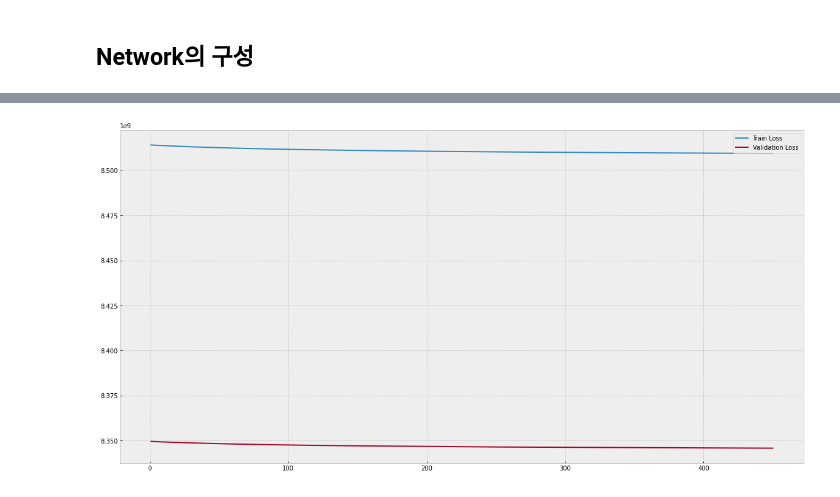
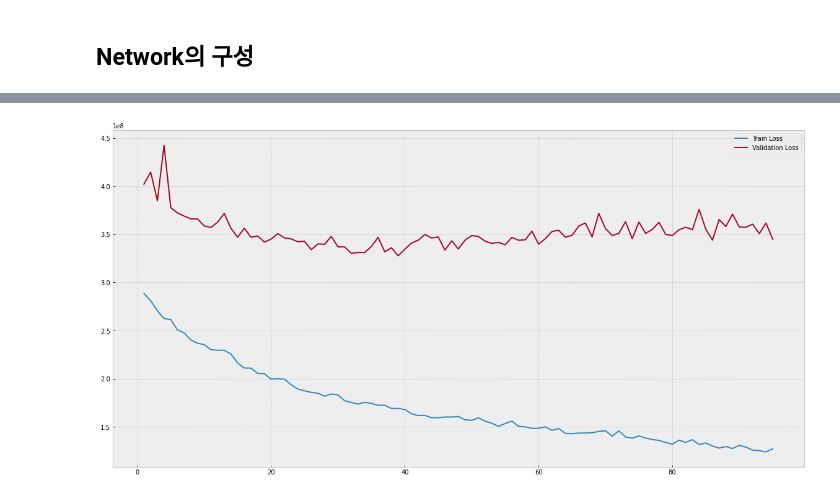
Before and after one commit to dolmani38/non-linear-regression, a Jupyter notebook: Regession_test_0809.ipynb, the cells around one changed output, grey strips where cells are left out. Cells and saved outputs as stored; diff of their text form; code cells hidden in the pictures.

```diff
--- a/Regession_test_0809.ipynb
+++ b/Regession_test_0809.ipynb
@@ -929,4 +968,5 @@ dataset2
 # %%
-dataset_net = dataset2[['CONTRACT_ID','MINUS_RATE','REAL_YY','COM_RATE','ft1','ft2','ft3','ft4','PRE_NAFYC','code_mapping','div_mapping','eventint_mapping','NAFYC']]
+#dataset_net = dataset2[['CONTRACT_ID','REAL_YY','ft1','ft2','ft3','ft4','PRE_NAFYC','code_mapping','div_mapping','eventint_mapping','comrate_mapping','minusrate_mapping','NAFYC']]
+dataset_net = dataset2[['CONTRACT_ID','REAL_YY','ft2','ft3','ft4','PRE_NAFYC','code_mapping','div_mapping','eventint_mapping','comrate_mapping','minusrate_mapping','NAFYC']]
 dataset_net.shape
 # %% [output]
@@ -936,13 +984,13 @@ dataset_net.shape
 # %%
 # trainset과 validationset 나누고... 기타 정리
 
-X_train_org, X_val_org, Y_train, Y_val = train_test_split(dataset_net[['CONTRACT_ID','MINUS_RATE','REAL_YY','COM_RATE','ft1','ft2','ft3','ft4','PRE_NAFYC','code_mapping','div_mapping','eventint_mapping']],
+X_train_org, X_val_org, Y_train, Y_val = train_test_split(dataset_net[['CONTRACT_ID','REAL_YY','ft2','ft3','ft4','PRE_NAFYC','code_mapping','div_mapping','eventint_mapping','comrate_mapping','minusrate_mapping']],
     dataset_net['NAFYC'], test_size=0.1, random_state=0)
 
 # 학습 대상 변수만 선택
 
-X_train_continuous = X_train_org[['MINUS_RATE','REAL_YY','COM_RATE','ft1','ft2','ft3','ft4','PRE_NAFYC']]
-X_train_categorical = X_train_org[['code_mapping','div_mapping','eventint_mapping']]
+X_train_continuous = X_train_org[['REAL_YY','ft2','ft3','ft4','PRE_NAFYC']]
+X_train_categorical = X_train_org[['code_mapping','div_mapping','eventint_mapping','comrate_mapping','minusrate_mapping']]
 
-X_val_continuous  = X_val_org[['MINUS_RATE','REAL_YY','COM_RATE','ft1','ft2','ft3','ft4','PRE_NAFYC']]
-X_val_categorical = X_val_org[['code_mapping','div_mapping','eventint_mapping']]
+X_val_continuous  = X_val_org[['REAL_YY','ft2','ft3','ft4','PRE_NAFYC']]
+X_val_categorical = X_val_org[['code_mapping','div_mapping','eventint_mapping','comrate_mapping','minusrate_mapping']]
@@ -976,10 +1017,10 @@ from keras import backend as K
 continuous_input = Input(shape=(X_train_continuous.shape[1], ))
 
 # Define the embedding input
-code_input = Input(shape=(3,), dtype='int32')
-output_dim=32*2   #X_train_categorical['code_mapping'].max()*1
+code_input = Input(shape=(5,), dtype='int32')
+output_dim=30   #X_train_categorical['code_mapping'].max()*1
 code_embedings = Embedding(output_dim=output_dim, input_dim=X_train_categorical['code_mapping'].max()+1)(code_input)
-code_embedings = keras.layers.Reshape((output_dim*3,))(code_embedings)
+code_embedings = keras.layers.Reshape((output_dim*5,))(code_embedings)
 
 # Concatenate continuous and embeddings inputs
 all_input = keras.layers.concatenate([continuous_input,code_embedings])
@@ -987,11 +1028,11 @@ print(all_input)
 
 # Define the model
 dense1 = Dense(all_input.shape[1]*3, activation='relu')(all_input)
-dense2 = Dense(5, activation='relu')(dense1)
+dense2 = Dense(50, activation='relu')(dense1)
 predictions = Dense(1)(dense2)
 
 # Note using the input object 'area_input' not 'area_embeddings'
 model = Model(inputs=[continuous_input, code_input], outputs=predictions)
-model.compile(loss='mse', optimizer=keras.optimizers.Adam(lr=.8, beta_1=0.9, beta_2=0.999, decay=1e-03, amsgrad=True),metrics=[soft_500_acc,soft_1000_acc,soft_10000_acc,r2])
+model.compile(loss='mse', optimizer=keras.optimizers.Adam(lr=.8, beta_1=0.9, beta_2=0.999, decay=1e-03, amsgrad=True),metrics=[soft_5perc_acc,soft_10000_acc,r2])
 model.summary()
 # %% [output]
@@ -1013,7 +1054,7 @@ Trainable params: 156,955
 Non-trainable params: 0
 __________________________________________________________________________________________________
 # %%
-epochs = 500
+epochs = 100
 
 # Note continuous and categorical columns are inserted in the same order as defined in all_inputs
 history = model.fit([X_train_continuous, X_train_categorical], Y_train,
@@ -1041,15 +1075,15 @@ Epoch: 500 - {'loss': 8509477376.0, 'soft_500_acc': 0.2545602023601532, 'soft_10
 # %%
 # Plot the train/validation loss values
 plt.figure(figsize=(20,10))
-_loss = history.history['loss'][50:]
-_val_loss = history.history['val_loss'][50:]
+_loss = history.history['loss'][5:]
+_val_loss = history.history['val_loss'][5:]
 
 train_loss_plot, = plt.plot(range(1, len(_loss)+1), _loss, label='Train Loss')
 val_loss_plot, = plt.plot(range(1, len(_val_loss)+1), _val_loss, label='Validation Loss')
 
 _ = plt.legend(handles=[train_loss_plot, val_loss_plot])
 # %% [output]
-[figure, old version]
+[figure, new version]
 # %%
 plt.figure(figsize=(20,10))
 _loss = history.history['soft_10000_acc'][5:]
```
Also changed, not shown: parts of 19 cells of this notebook.
